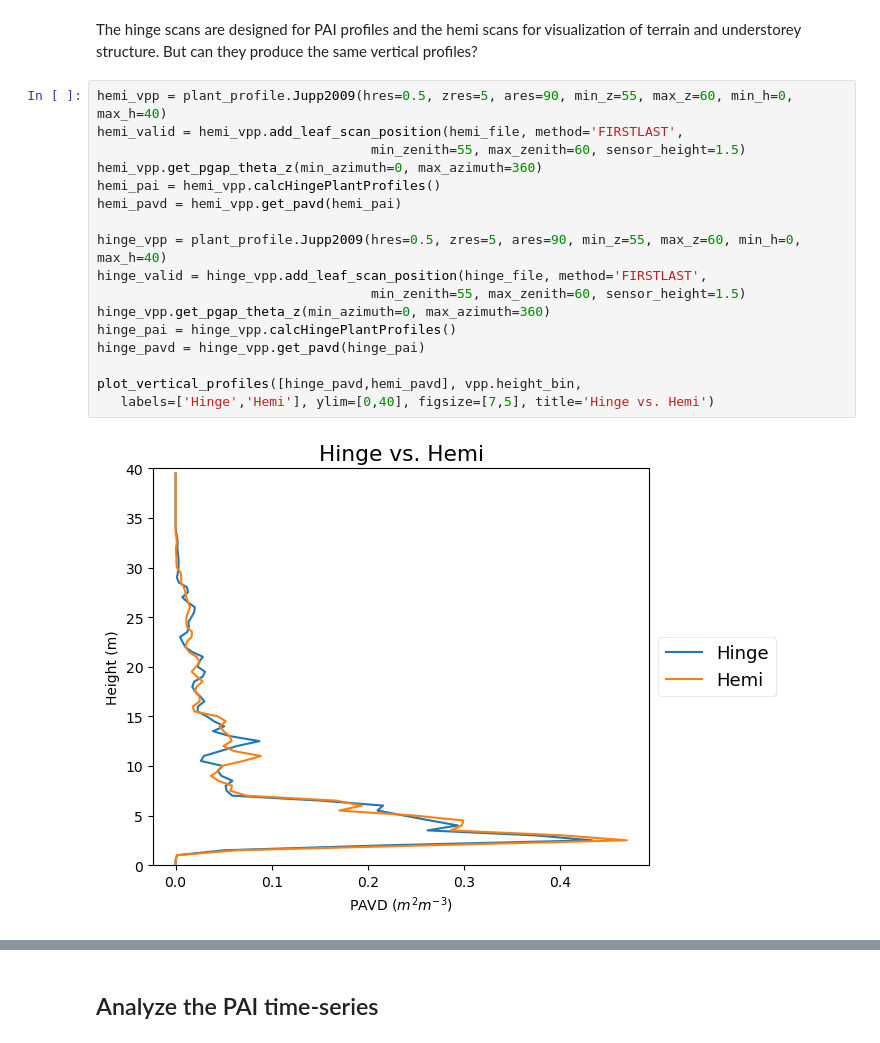
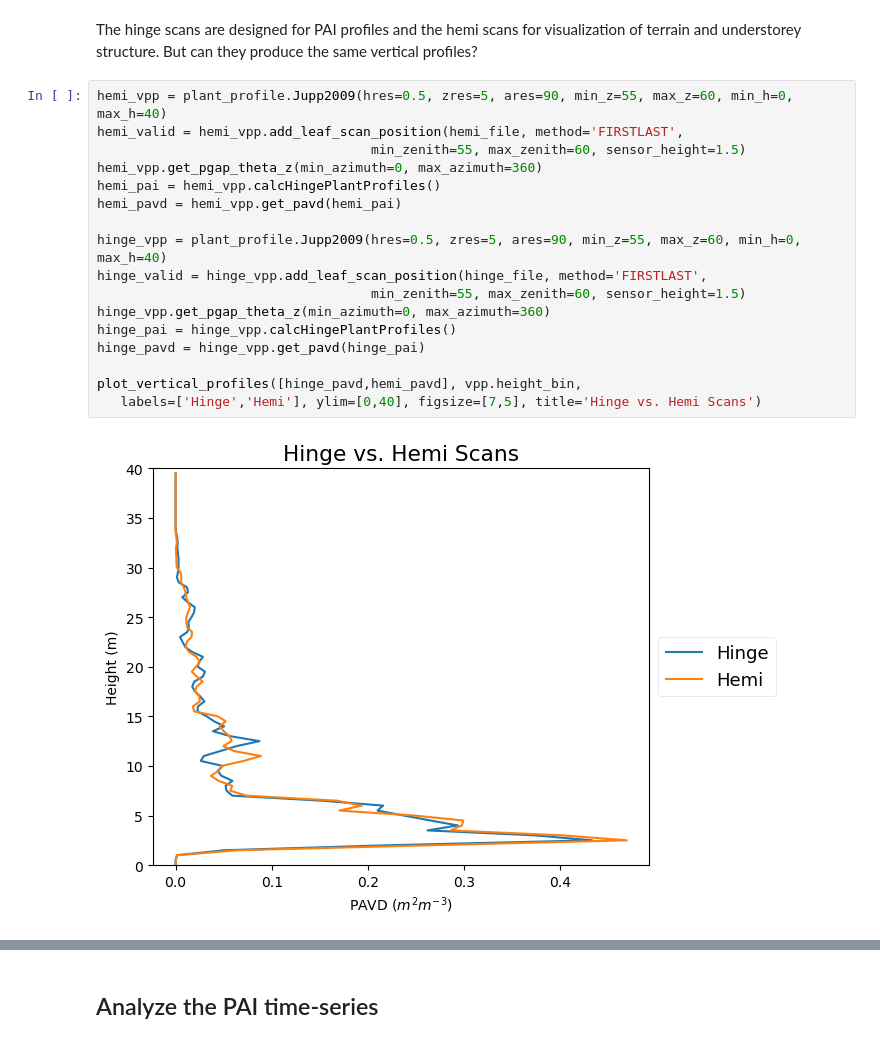
Before and after one commit to armstonj/pylidar-tls-canopy, a Jupyter notebook: notebooks/03_leaf_example.ipynb, the cells around one changed output, grey strips where cells are left out. Drawn from its saved outputs; the diff is of its cells as text.

```diff
--- a/notebooks/03_leaf_example.ipynb
+++ b/notebooks/03_leaf_example.ipynb
@@ -218,19 +218,19 @@ But can they produce the same vertical profiles?
 # %%
 hemi_vpp = plant_profile.Jupp2009(hres=0.5, zres=5, ares=90, min_z=55, max_z=60, min_h=0, max_h=40)
 hemi_valid = hemi_vpp.add_leaf_scan_position(hemi_file, method='FIRSTLAST',
                                    min_zenith=55, max_zenith=60, sensor_height=1.5)
 hemi_vpp.get_pgap_theta_z(min_azimuth=0, max_azimuth=360)
 hemi_pai = hemi_vpp.calcHingePlantProfiles()
 hemi_pavd = hemi_vpp.get_pavd(hemi_pai)
 
 hinge_vpp = plant_profile.Jupp2009(hres=0.5, zres=5, ares=90, min_z=55, max_z=60, min_h=0, max_h=40)
 hinge_valid = hinge_vpp.add_leaf_scan_position(hinge_file, method='FIRSTLAST',
                                    min_zenith=55, max_zenith=60, sensor_height=1.5)
 hinge_vpp.get_pgap_theta_z(min_azimuth=0, max_azimuth=360)
 hinge_pai = hinge_vpp.calcHingePlantProfiles()
 hinge_pavd = hinge_vpp.get_pavd(hinge_pai)
 
 plot_vertical_profiles([hinge_pavd,hemi_pavd], vpp.height_bin,
-   labels=['Hinge','Hemi'], ylim=[0,40], figsize=[7,5], title='Hinge vs. Hemi')
+   labels=['Hinge','Hemi'], ylim=[0,40], figsize=[7,5], title='Hinge vs. Hemi Scans')
 # %% [output]
-[figure, old version]
+[figure, new version]
```
Also changed, not shown: parts of 7 cells of this notebook, 2 other files.
